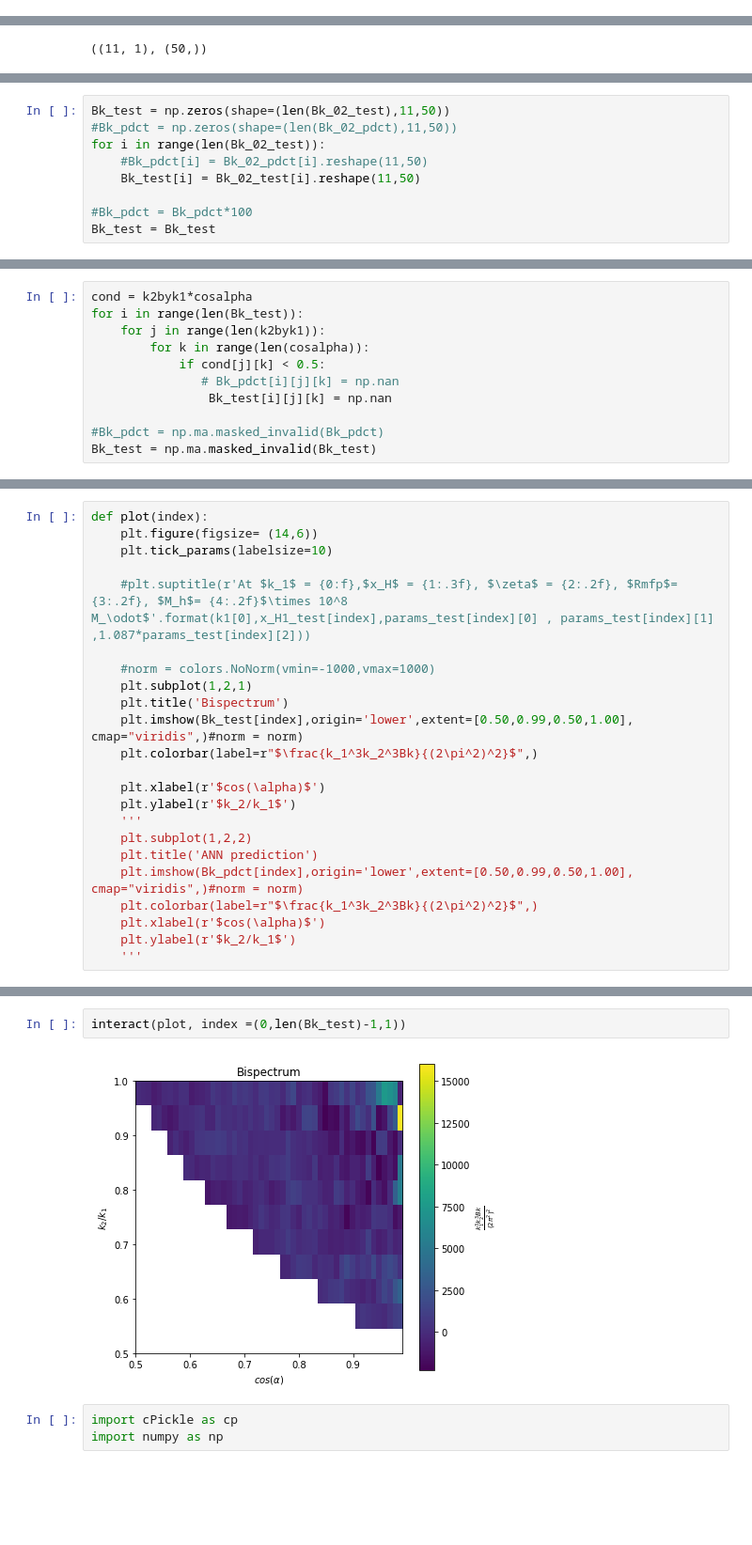
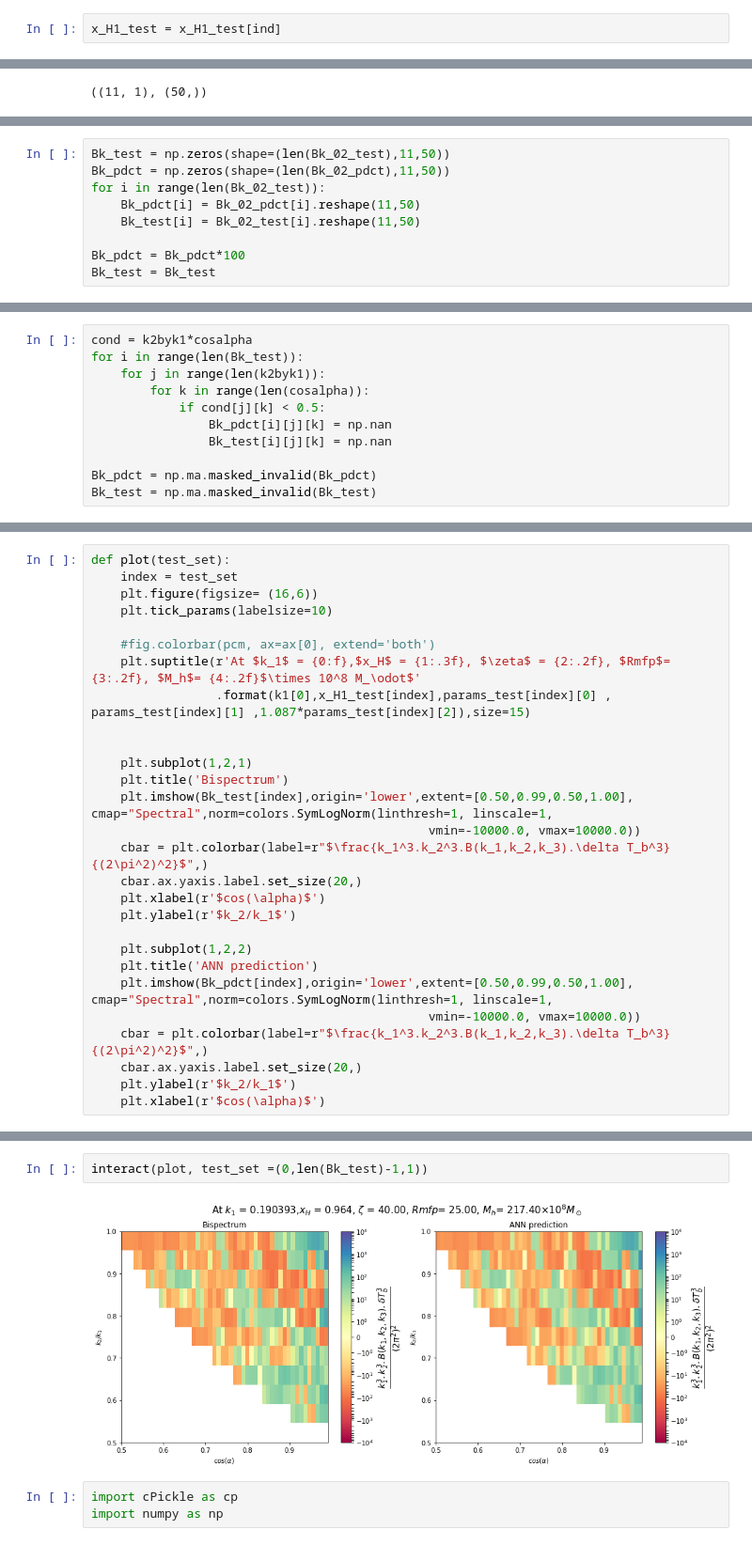
Before and after one commit to himmng/EmuPBk, a Jupyter notebook: data/data_Bispectrum/Testing.ipynb, the cells around one changed output, grey strips where cells are left out. Shown at 94% size. Cells and saved outputs as stored; diff of their text form; blank space fills up the shorter version.

```diff
--- a/data/data_Bispectrum/Testing.ipynb
+++ b/data/data_Bispectrum/Testing.ipynb
@@ -20,0 +28,2 @@ Bk_02_pdct.shape, Bk_02_test.shape
+# %%
+x_H1_test = x_H1_test[ind]
@@ -30,11 +78,11 @@ k2byk1.shape, cosalpha.shape
 # %%
 Bk_test = np.zeros(shape=(len(Bk_02_test),11,50))
-#Bk_pdct = np.zeros(shape=(len(Bk_02_pdct),11,50))
+Bk_pdct = np.zeros(shape=(len(Bk_02_pdct),11,50))
 for i in range(len(Bk_02_test)):
-    #Bk_pdct[i] = Bk_02_pdct[i].reshape(11,50)
+    Bk_pdct[i] = Bk_02_pdct[i].reshape(11,50)
     Bk_test[i] = Bk_02_test[i].reshape(11,50)
 
-#Bk_pdct = Bk_pdct*100
+Bk_pdct = Bk_pdct*100
 Bk_test = Bk_test
 # %%
 cond = k2byk1*cosalpha
@@ -45,8 +92,8 @@ for i in range(len(Bk_test)):
     for j in range(len(k2byk1)):
         for k in range(len(cosalpha)):
             if cond[j][k] < 0.5:
-               # Bk_pdct[i][j][k] = np.nan
+                Bk_pdct[i][j][k] = np.nan
                 Bk_test[i][j][k] = np.nan
 
-#Bk_pdct = np.ma.masked_invalid(Bk_pdct)
+Bk_pdct = np.ma.masked_invalid(Bk_pdct)
 Bk_test = np.ma.masked_invalid(Bk_test)
@@ -59,23 +100,28 @@ k2byk1
 # %%
-def plot(index):
-    plt.figure(figsize= (14,6))
+def plot(test_set):
+    index = test_set
+    plt.figure(figsize= (16,6))
     plt.tick_params(labelsize=10)
 
-    #plt.suptitle(r'At $k_1$ = {0:f},$x_H$ = {1:.3f}, $\zeta$ = {2:.2f}, $Rmfp$= {3:.2f}, $M_h$= {4:.2f}$\times 10^8 M_\odot$'.format(k1[0],x_H1_test[index],params_test[index][0] , params_test[index][1] ,1.087*params_test[index][2]))
+    #fig.colorbar(pcm, ax=ax[0], extend='both')
+    plt.suptitle(r'At $k_1$ = {0:f},$x_H$ = {1:.3f}, $\zeta$ = {2:.2f}, $Rmfp$= {3:.2f}, $M_h$= {4:.2f}$\times 10^8 M_\odot$'
+                 .format(k1[0],x_H1_test[index],params_test[index][0] , params_test[index][1] ,1.087*params_test[index][2]),size=15)
 
-    #norm = colors.NoNorm(vmin=-1000,vmax=1000)
+
     plt.subplot(1,2,1)
     plt.title('Bispectrum')
-    plt.imshow(Bk_test[index],origin='lower',extent=[0.50,0.99,0.50,1.00], cmap="viridis",)#norm = norm)
-    plt.colorbar(label=r"$\frac{k_1^3k_2^3Bk}{(2\pi^2)^2}$",)
-
+    plt.imshow(Bk_test[index],origin='lower',extent=[0.50,0.99,0.50,1.00], cmap="Spectral",norm=colors.SymLogNorm(linthresh=1, linscale=1,
+                                              vmin=-10000.0, vmax=10000.0))
+    cbar = plt.colorbar(label=r"$\frac{k_1^3.k_2^3.B(k_1,k_2,k_3).\delta T_b^3}{(2\pi^2)^2}$",)
+    cbar.ax.yaxis.label.set_size(20,)
     plt.xlabel(r'$cos(\alpha)$')
     plt.ylabel(r'$k_2/k_1$')
-    '''
+
     plt.subplot(1,2,2)
     plt.title('ANN prediction')
-    plt.imshow(Bk_pdct[index],origin='lower',extent=[0.50,0.99,0.50,1.00], cmap="viridis",)#norm = norm)
-    plt.colorbar(label=r"$\frac{k_1^3k_2^3Bk}{(2\pi^2)^2}$",)
+    plt.imshow(Bk_pdct[index],origin='lower',extent=[0.50,0.99,0.50,1.00], cmap="Spectral",norm=colors.SymLogNorm(linthresh=1, linscale=1,
+                                              vmin=-10000.0, vmax=10000.0))
+    cbar = plt.colorbar(label=r"$\frac{k_1^3.k_2^3.B(k_1,k_2,k_3).\delta T_b^3}{(2\pi^2)^2}$",)
+    cbar.ax.yaxis.label.set_size(20,)
+    plt.ylabel(r'$k_2/k_1$')
     plt.xlabel(r'$cos(\alpha)$')
-    plt.ylabel(r'$k_2/k_1$')
-    '''
@@ -102,7 +128,7 @@ array([0., 0., 0., 0., 0., 0., 0., 0., 0., 0., 0., 0., 0., 0., 0., 0., 0.,
 # %%
-interact(plot, index =(0,len(Bk_test)-1,1))
+interact(plot, test_set =(0,len(Bk_test)-1,1))
 # %% [output]
-[figure, old version]
+[figure, new version]
 # %%
 import cPickle as cp
 import numpy as np
```
Also changed, not shown: parts of 16 cells of this notebook, 24 other files.
